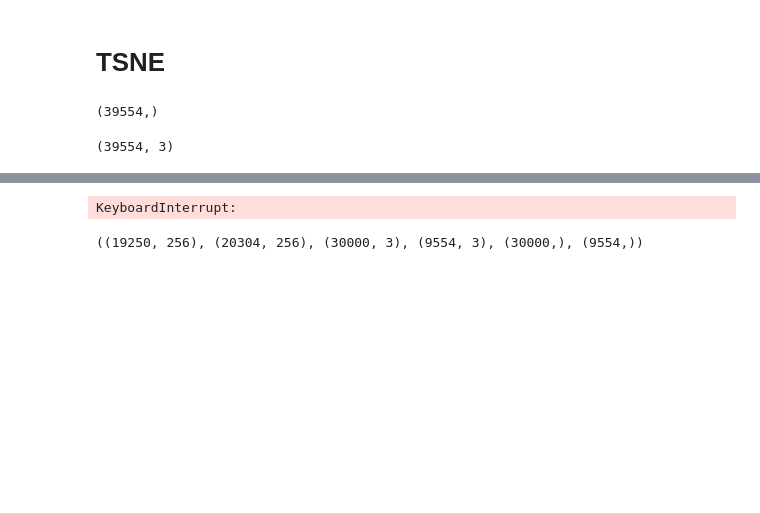
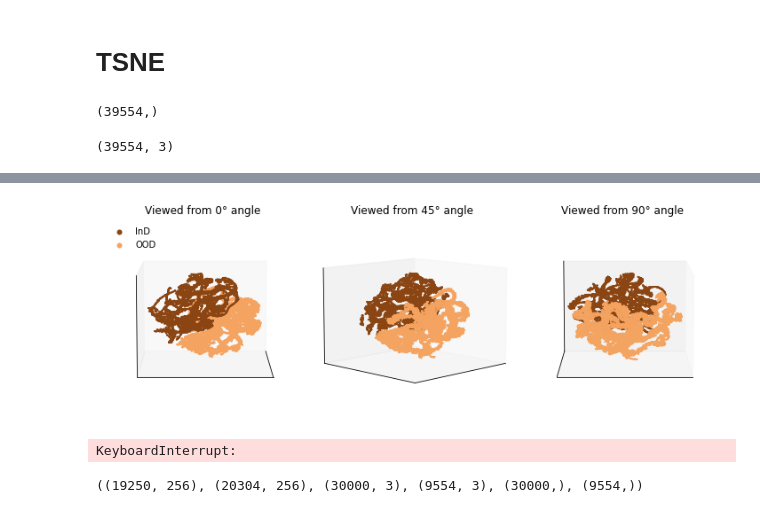
Before and after one commit to kristjanr/dat-sci-master-thesis, a Jupyter notebook: ood/kmeans_tsne.ipynb, the cells around one changed output, grey strips where cells are left out. Drawn from its saved outputs; the diff is of its cells as text; code cells hidden in the pictures; blank space fills up the shorter version.

```diff
--- a/ood/kmeans_tsne.ipynb
+++ b/ood/kmeans_tsne.ipynb
@@ -355,3 +324,45 @@ plot_3d(tsne.embedding_, labels, 'Fast model stSNE 3D plot')
+# %%
+from matplotlib import ticker
+import matplotlib
+
+
+def plot_3d(points, points_color, title):
+    x, y, z = points.T
+
+    fig, axs = plt.subplots(
+        nrows=1,
+        ncols=3,
+        figsize=(10, 5),
+        facecolor="white",
+        tight_layout=True,
+        subplot_kw={"projection": "3d"},
+    )
+    fig.tight_layout()
+    fig.suptitle(title, size=16)
+    plot__(axs[0], points_color, x, y, z, 0)
+    plot__(axs[1], points_color, x, y, z, 45)
+    plot__(axs[2], points_color, x, y, z, 90)
+    axs[0].legend(frameon=False, loc='upper left', prop={'size': 10}, markerscale=5)
+    plt.show()
+
+
+def plot__(ax, points_color, x, y, z, azim):
+    ax.scatter(x[points_color==0], y[points_color==0], z[points_color==0], c='saddlebrown', s=1, label='InD')
+    ax.scatter(x[points_color==1], y[points_color==1], z[points_color==1], c='sandybrown', s=1, label='OOD')
+    ax.view_init(azim=azim, elev=9)
+    ax.xaxis.set_major_locator(ticker.NullLocator())
+    ax.yaxis.set_major_locator(ticker.NullLocator())
+    ax.zaxis.set_major_locator(ticker.NullLocator())
+    ax.spines['top'].set_visible(False)
+    ax.spines['right'].set_visible(False)
+    ax.spines['bottom'].set_visible(False)
+    ax.spines['left'].set_visible(False)
+    ax.grid(False)
+    ax.set(xticks = [], yticks = [], zticks = [], title=f'Viewed from {azim}° angle')
+
+plot_3d(tsne.embedding_, labels, None)
+# %% [output]
+[figure, added]
 # %%
 
 slow_tsne = TSNE(n_components=3, random_state=0, learning_rate='auto', init='pca').fit(
```
Also changed, not shown: parts of 6 cells of this notebook, 9 other files.
